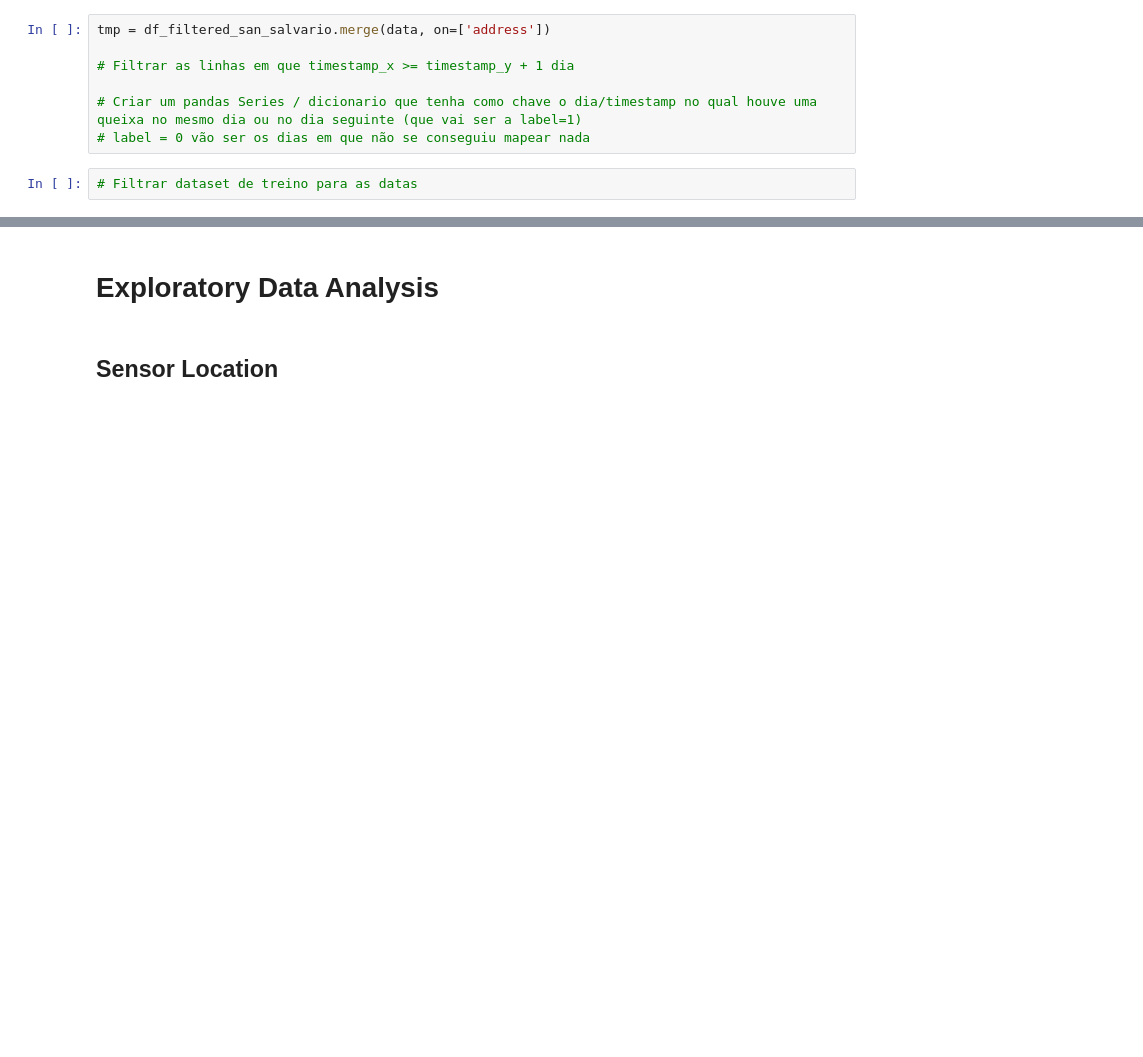
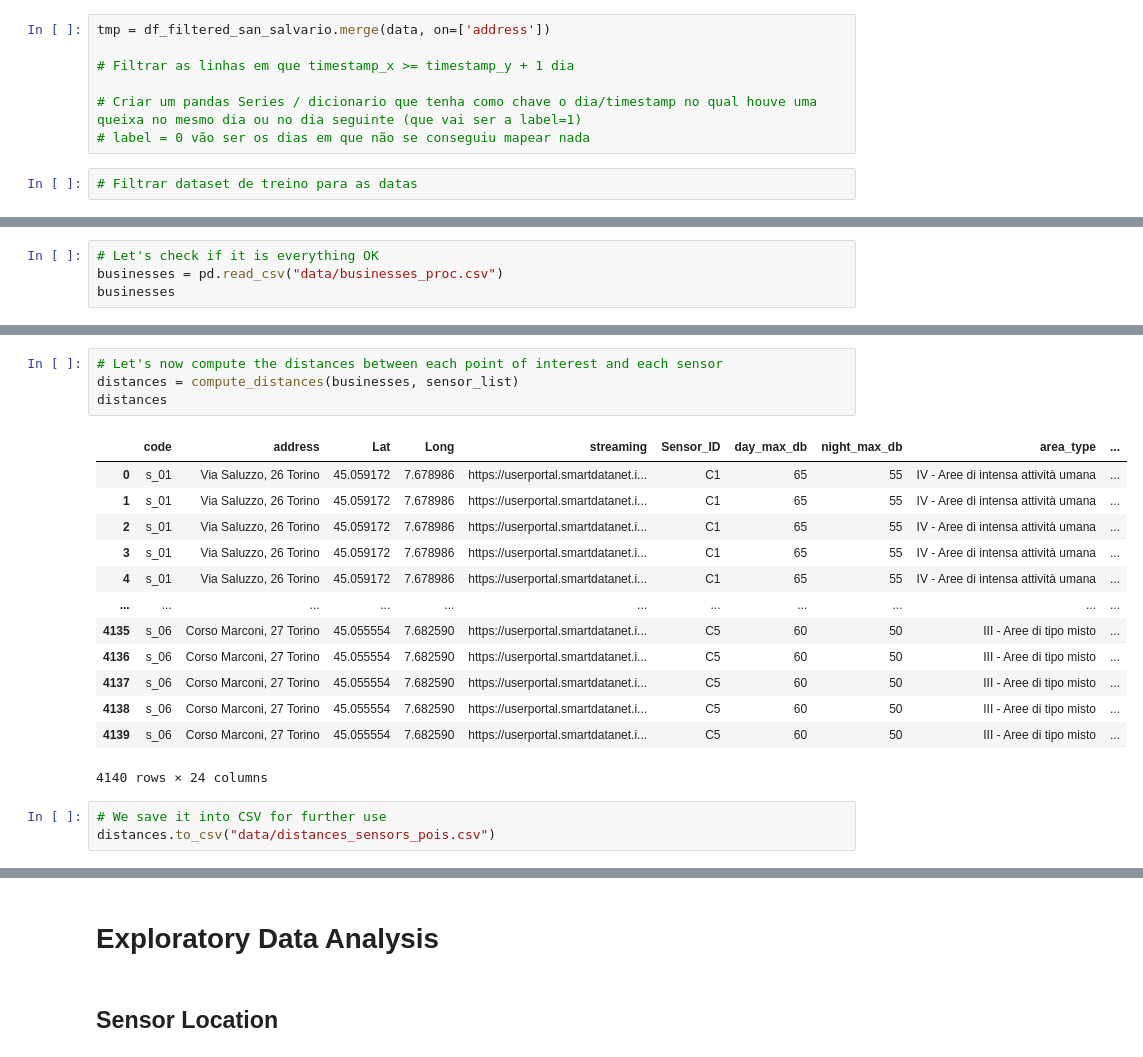
Before and after one commit to TiagoFilipeSousaGoncalves/wdl-tech-moguls, a Jupyter notebook: finals/Deliverable.ipynb, the cells around one changed output, grey strips where cells are left out. Cells and saved outputs as stored; diff of their text form; blank space fills up the shorter version.

```diff
--- a/finals/Deliverable.ipynb
+++ b/finals/Deliverable.ipynb
@@ -155,0 +242,4 @@ tmp = df_filtered_san_salvario.merge(data, on=['address'])
+# %%
+# Let's check if it is everything OK
+businesses = pd.read_csv("data/businesses_proc.csv")
+businesses
@@ -155,0 +260,21 @@ tmp = df_filtered_san_salvario.merge(data, on=['address'])
+# %%
+# Let's now compute the distances between each point of interest and each sensor
+distances = compute_distances(businesses, sensor_list)
+distances
+# %% [output]
+|  | code | address | Lat | Long | streaming | Sensor_ID | day_max_db | night_max_db | area_type | ... |
+| 0 | s_01 | Via Saluzzo, 26 Torino | 45.059172 | 7.678986 | https://userportal.smartdatanet.i... | C1 | 65 | 55 | IV - Aree di intensa attività umana | ... |
+| 1 | s_01 | Via Saluzzo, 26 Torino | 45.059172 | 7.678986 | https://userportal.smartdatanet.i... | C1 | 65 | 55 | IV - Aree di intensa attività umana | ... |
+| 2 | s_01 | Via Saluzzo, 26 Torino | 45.059172 | 7.678986 | https://userportal.smartdatanet.i... | C1 | 65 | 55 | IV - Aree di intensa attività umana | ... |
+| 3 | s_01 | Via Saluzzo, 26 Torino | 45.059172 | 7.678986 | https://userportal.smartdatanet.i... | C1 | 65 | 55 | IV - Aree di intensa attività umana | ... |
+| 4 | s_01 | Via Saluzzo, 26 Torino | 45.059172 | 7.678986 | https://userportal.smartdatanet.i... | C1 | 65 | 55 | IV - Aree di intensa attività umana | ... |
+| ... | ... | ... | ... | ... | ... | ... | ... | ... | ... | ... |
+| 4135 | s_06 | Corso Marconi, 27 Torino | 45.055554 | 7.682590 | https://userportal.smartdatanet.i... | C5 | 60 | 50 | III - Aree di tipo misto | ... |
+| 4136 | s_06 | Corso Marconi, 27 Torino | 45.055554 | 7.682590 | https://userportal.smartdatanet.i... | C5 | 60 | 50 | III - Aree di tipo misto | ... |
+| 4137 | s_06 | Corso Marconi, 27 Torino | 45.055554 | 7.682590 | https://userportal.smartdatanet.i... | C5 | 60 | 50 | III - Aree di tipo misto | ... |
+| 4138 | s_06 | Corso Marconi, 27 Torino | 45.055554 | 7.682590 | https://userportal.smartdatanet.i... | C5 | 60 | 50 | III - Aree di tipo misto | ... |
+| 4139 | s_06 | Corso Marconi, 27 Torino | 45.055554 | 7.682590 | https://userportal.smartdatanet.i... | C5 | 60 | 50 | III - Aree di tipo misto | ... |
+4140 rows × 24 columns
+# %%
+# We save it into CSV for further use
+distances.to_csv("data/distances_sensors_pois.csv")
```
Also changed, not shown: parts of 7 cells of this notebook, 1 other file.
